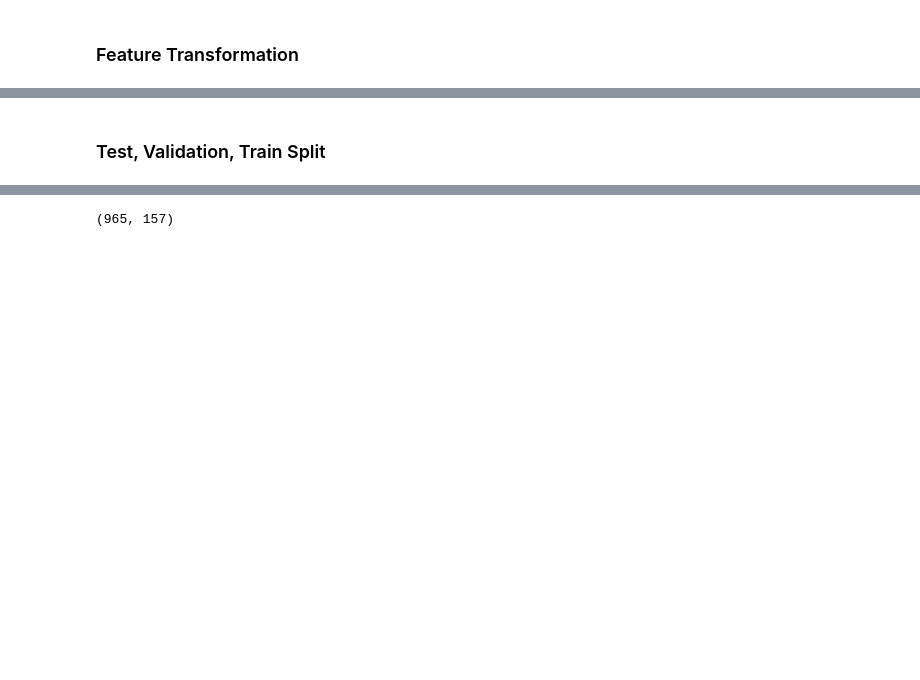
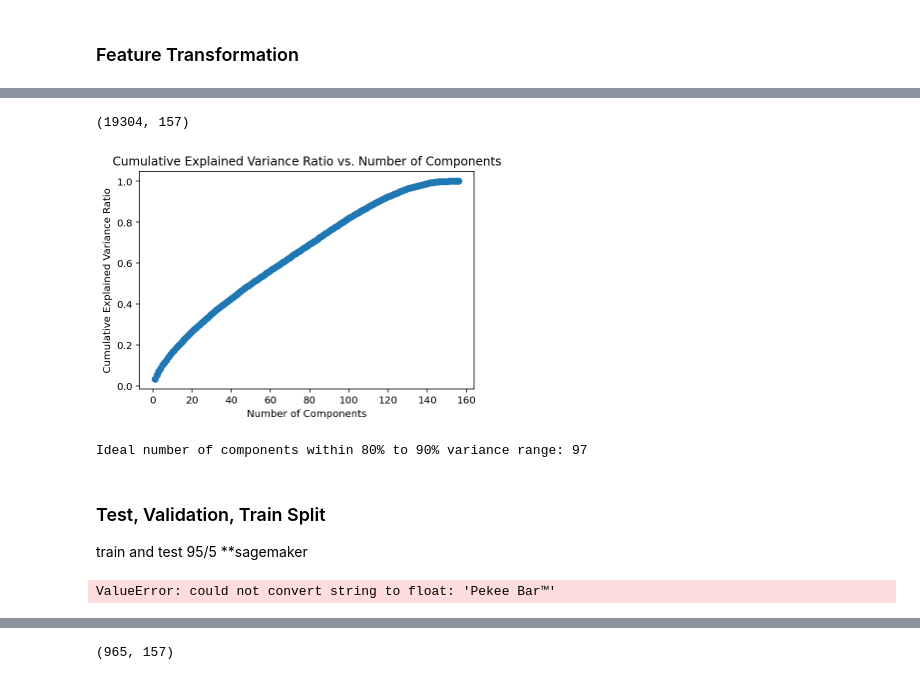
Before and after one commit to samantharivas/sc-cosmetics, a Jupyter notebook: SC-Cosmetics.ipynb, the cells around one changed output, grey strips where cells are left out. Saved outputs shown, nothing was run; the diff lists cells and outputs as text; code cells hidden in the pictures; blank space fills up the shorter version.

```diff
--- a/SC-Cosmetics.ipynb
+++ b/SC-Cosmetics.ipynb
@@ -1350,0 +1338,4 @@ encoded_df.head()
+# %%
+encoded_df.shape
+# %% [output]
+(19304, 157)
@@ -1351,11 +1345,70 @@ encoded_df.head()
+# %%
+# create a copy of encoded_df before applying PCA
+pca_df = encoded_df.copy()
+# %%
+columns_to_standardize = [col for col in pca_df.columns if col != 'name']
+data_to_standardize = pca_df[columns_to_standardize]
+
+# standardize the data
+scaler = StandardScaler()
+# fit and transform data using scaler
+df_standardized = scaler.fit_transform(data_to_standardize)
+# %%
+# apply PCA
+pca = PCA()
+pca.fit(df_standardized)
+
+# calculate the cumulative explained variance ratio
+explained_variance_ratio_cumulative = np.cumsum(pca.explained_variance_ratio_)
+# %%
+# plot cumulative explained variance ratio
+plt.plot(range(1, len(explained_variance_ratio_cumulative) + 1), explained_variance_ratio_cumulative, marker='o')
+plt.xlabel('Number of Components')
+plt.ylabel('Cumulative Explained Variance Ratio')
+plt.title('Cumulative Explained Variance Ratio vs. Number of Components')
+plt.show()
+# %% [output]
+[figure, added]
+# %%
+# find the number of components that fall within 80% to 90% cumulative explained variance
+target_variance_range = (0.80, 0.90)
+
+# use NumPy to find the index of the first component within the specified variance range
+target_components = np.where((explained_variance_ratio_cumulative >= target_variance_range[0]) &
+                             (explained_variance_ratio_cumulative <= target_variance_range[1]))[0][0] + 1
+
+print("Ideal number of components within 80% to 90% variance range:", target_components)
+# %% [output]
+Ideal number of components within 80% to 90% variance range: 97
 # %% [markdown]
 ### Test, Validation, Train Split
+
+
+train and test 95/5 **sagemaker
 # %%
 # split 90% train and 10% holdout
 df_train, df_holdout = train_test_split(encoded_df, test_size=0.1, train_size=0.9, stratify=encoded_df['ordered'])
 
 # split holdout - total 5% validation and 5% test
 df_val, df_test = train_test_split(df_holdout, test_size=0.5, stratify=df_holdout['ordered'])
+# %%
+# standardize the data
+scaler = StandardScaler()
+X_train = scaler.fit_transform(df_train.drop(columns=['ordered']))
+X_val = scaler.transform(df_val.drop(columns=['ordered']))
+X_test = scaler.transform(df_test.drop(columns=['ordered']))
+
+# apply PCA
+pca = PCA(n_components=97)
+X_train_pca = pca.fit_transform(X_train)
+X_val_pca = pca.transform(X_val)
+X_test_pca = pca.transform(X_test)
+
+y_train = df_train['ordered']
+y_val = df_val['ordered']
+y_test = df_test['ordered']
+# %% [output]
+ValueError: could not convert string to float: 'Pekee Bar™'
 # %%
 df_train.shape
 # %% [output]
```
Also changed, not shown: parts of 32 cells of this notebook.
